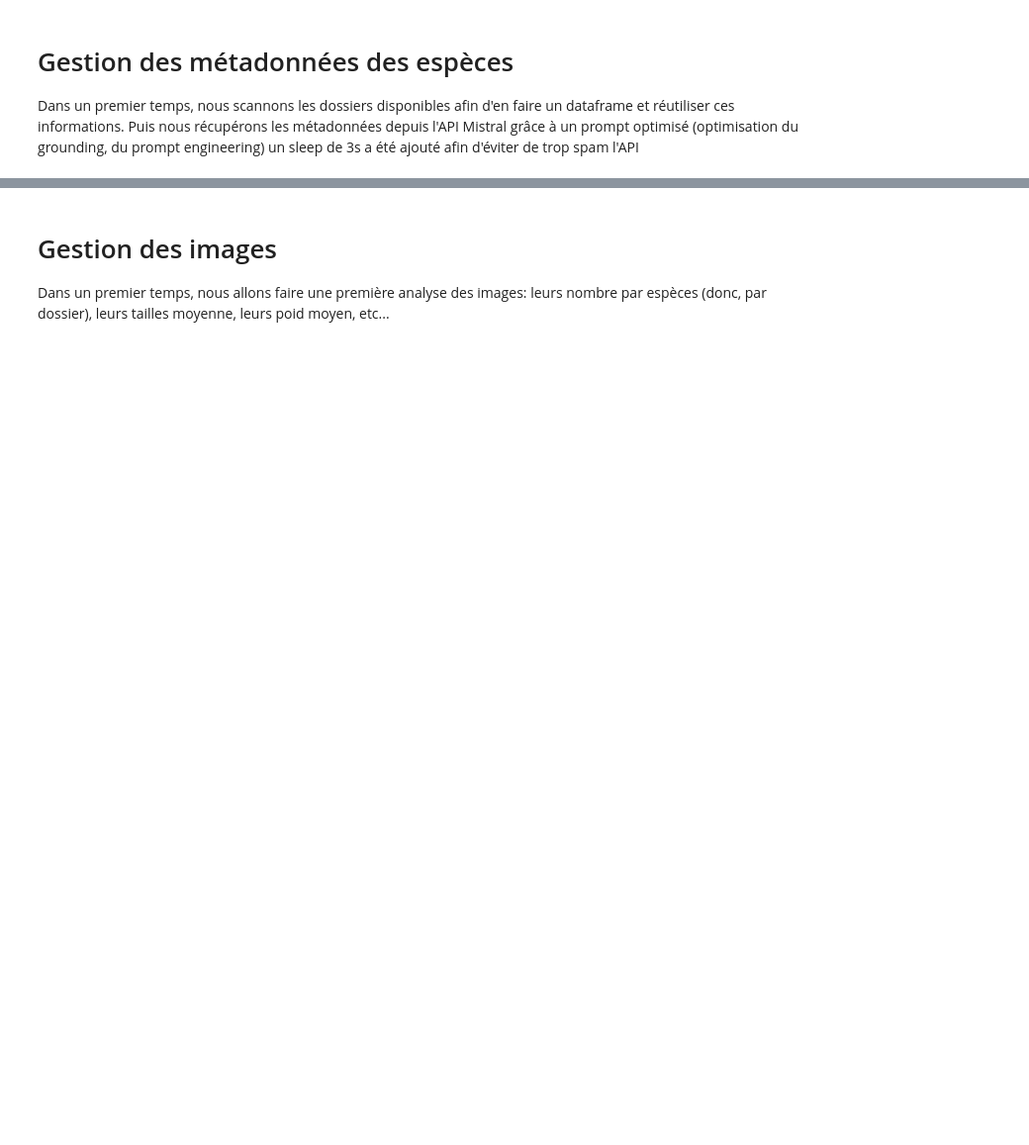
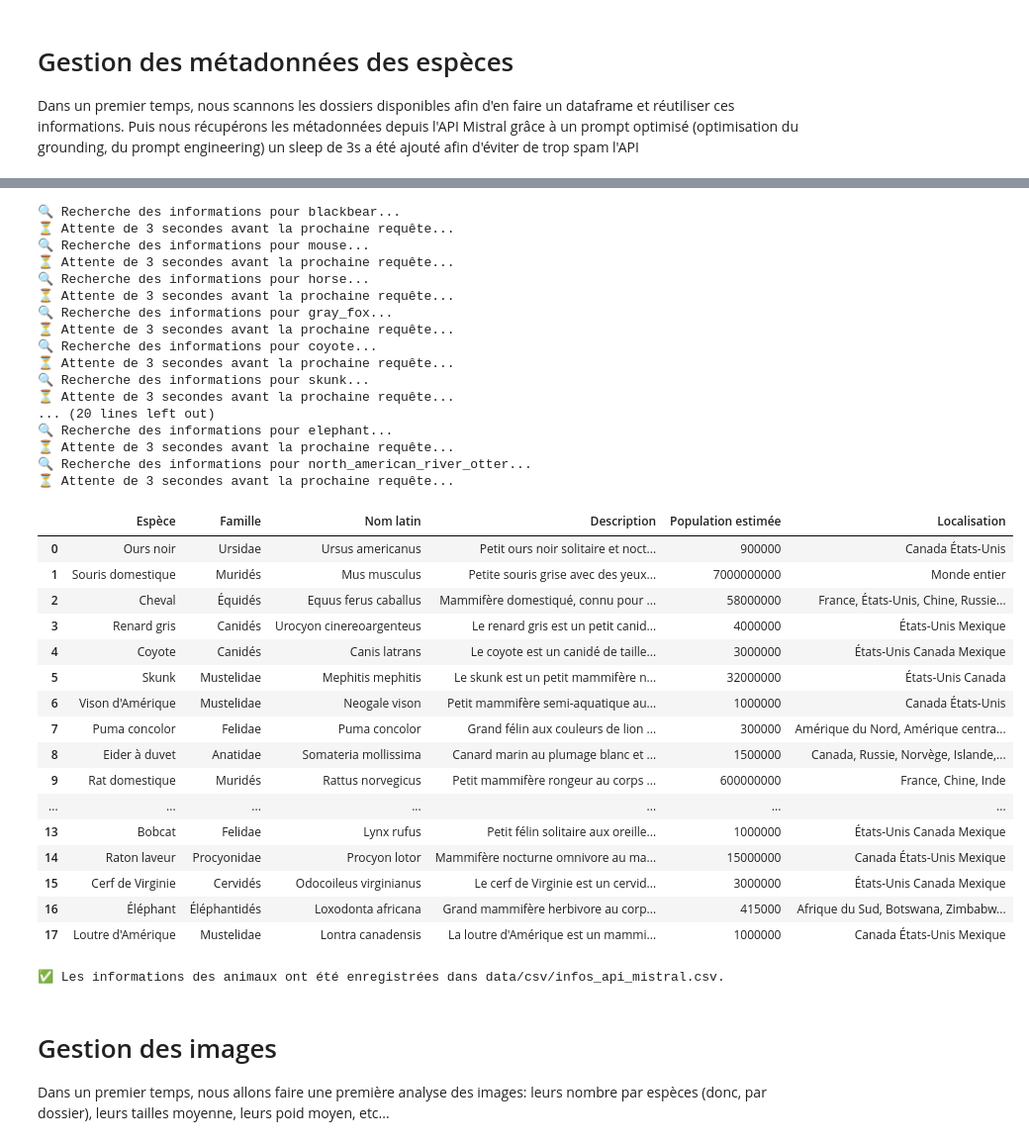
Before and after one commit to CedricSanchezGithub/ETL, a Jupyter notebook: notebook.ipynb, the cells around one changed output, grey strips where cells are left out. Shown: that part at 99% size. Saved outputs shown, nothing was run; the diff lists cells and outputs as text; code cells hidden in the pictures; blank space fills up the shorter version.

```diff
--- a/notebook.ipynb
+++ b/notebook.ipynb
@@ -50,7 +82,7 @@ model = "open-mistral-nemo"
 client = Mistral(api_key=api_key)
 
 # Définition du fichier CSV
-fichier_csv = "infos_animaux.csv"
+fichier_csv = "data/csv/infos_api_mistral.csv"
 
 # Supprimer le fichier s'il existe déjà
 if os.path.exists(fichier_csv):
@@ -98,33 +130,69 @@ for animal in df_all_animals["Nom du dossier"]:
 
         # Extraire la réponse
         reponse = chat_response.choices[0].message.content
 
         # Parser la réponse pour extraire les valeurs
         informations = {}
         for ligne in reponse.split("\n"):
             if ":" in ligne:
                 cle, valeur = ligne.split(":", 1)
                 informations[cle.strip()] = valeur.strip()
 
         # Ajouter les informations à la liste
         donnees_animaux.append(informations)
 
     except Exception as e:
         print(f"⚠️ Erreur lors de la récupération des infos pour {animal} : {e}")
 
     # Pause pour éviter d'être banni
     print("⏳ Attente de 3 secondes avant la prochaine requête...")
     time.sleep(3)
 
 # Création du DataFrame
 df_animaux = pd.DataFrame(donnees_animaux)
 
 display(df_animaux)
 
 # Sauvegarde dans un CSV
 df_animaux.to_csv(fichier_csv, index=False)
 
 print(f"✅ Les informations des animaux ont été enregistrées dans {fichier_csv}.")
+# %% [output]
+🔍 Recherche des informations pour blackbear...
+⏳ Attente de 3 secondes avant la prochaine requête...
+🔍 Recherche des informations pour mouse...
+⏳ Attente de 3 secondes avant la prochaine requête...
+🔍 Recherche des informations pour horse...
+⏳ Attente de 3 secondes avant la prochaine requête...
+🔍 Recherche des informations pour gray_fox...
+⏳ Attente de 3 secondes avant la prochaine requête...
+🔍 Recherche des informations pour coyote...
+⏳ Attente de 3 secondes avant la prochaine requête...
+🔍 Recherche des informations pour skunk...
+⏳ Attente de 3 secondes avant la prochaine requête...
+... (20 lines left out)
+🔍 Recherche des informations pour elephant...
+⏳ Attente de 3 secondes avant la prochaine requête...
+🔍 Recherche des informations pour north_american_river_otter...
+⏳ Attente de 3 secondes avant la prochaine requête...
+|  | Espèce | Famille | Nom latin | Description | Population estimée | Localisation |
+| 0 | Ours noir | Ursidae | Ursus americanus | Petit ours noir solitaire et noct... | 900000 | Canada États-Unis |
+| 1 | Souris domestique | Muridés | Mus musculus | Petite souris grise avec des yeux... | 7000000000 | Monde entier |
+| 2 | Cheval | Équidés | Equus ferus caballus | Mammifère domestiqué, connu pour ... | 58000000 | France, États-Unis, Chine, Russie... |
+| 3 | Renard gris | Canidés | Urocyon cinereoargenteus | Le renard gris est un petit canid... | 4000000 | États-Unis Mexique |
+| 4 | Coyote | Canidés | Canis latrans | Le coyote est un canidé de taille... | 3000000 | États-Unis Canada Mexique |
+| 5 | Skunk | Mustelidae | Mephitis mephitis | Le skunk est un petit mammifère n... | 32000000 | États-Unis Canada |
+| 6 | Vison d'Amérique | Mustelidae | Neogale vison | Petit mammifère semi-aquatique au... | 1000000 | Canada États-Unis |
+| 7 | Puma concolor | Felidae | Puma concolor | Grand félin aux couleurs de lion ... | 300000 | Amérique du Nord, Amérique centra... |
+| 8 | Eider à duvet | Anatidae | Somateria mollissima | Canard marin au plumage blanc et ... | 1500000 | Canada, Russie, Norvège, Islande,... |
+| 9 | Rat domestique | Muridés | Rattus norvegicus | Petit mammifère rongeur au corps ... | 600000000 | France, Chine, Inde |
+| ... | ... | ... | ... | ... | ... | ... |
+| 13 | Bobcat | Felidae | Lynx rufus | Petit félin solitaire aux oreille... | 1000000 | États-Unis Canada Mexique |
+| 14 | Raton laveur | Procyonidae | Procyon lotor | Mammifère nocturne omnivore au ma... | 15000000 | Canada États-Unis Mexique |
+| 15 | Cerf de Virginie | Cervidés | Odocoileus virginianus | Le cerf de Virginie est un cervid... | 3000000 | États-Unis Canada Mexique |
+| 16 | Éléphant | Éléphantidés | Loxodonta africana | Grand mammifère herbivore au corp... | 415000 | Afrique du Sud, Botswana, Zimbabw... |
+| 17 | Loutre d'Amérique | Mustelidae | Lontra canadensis | La loutre d'Amérique est un mammi... | 1000000 | Canada États-Unis Mexique |
+✅ Les informations des animaux ont été enregistrées dans data/csv/infos_api_mistral.csv.
 # %% [markdown]
 # Gestion des images
 Dans un premier temps, nous allons faire une première analyse des images: leurs nombre par espèces (donc, par dossier), leurs tailles moyenne, leurs poid moyen, etc...
```
Also changed, not shown: parts of 4 cells of this notebook, 4 other files.
